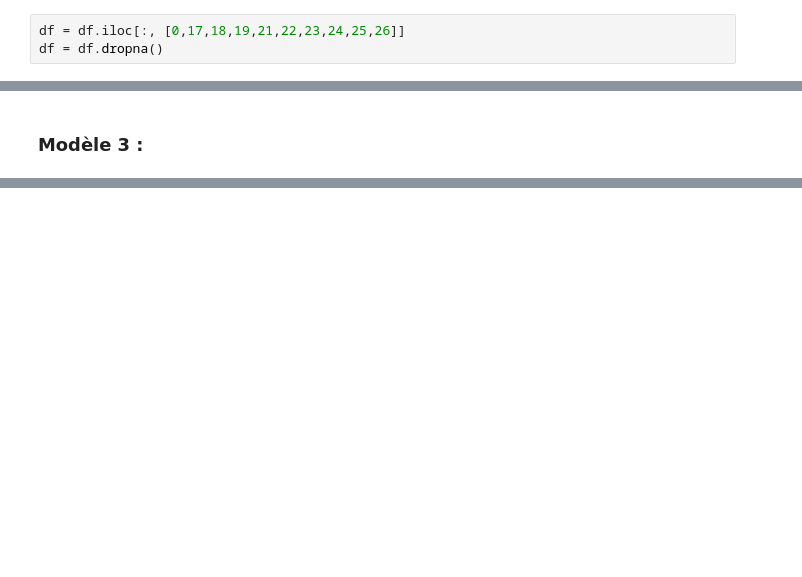
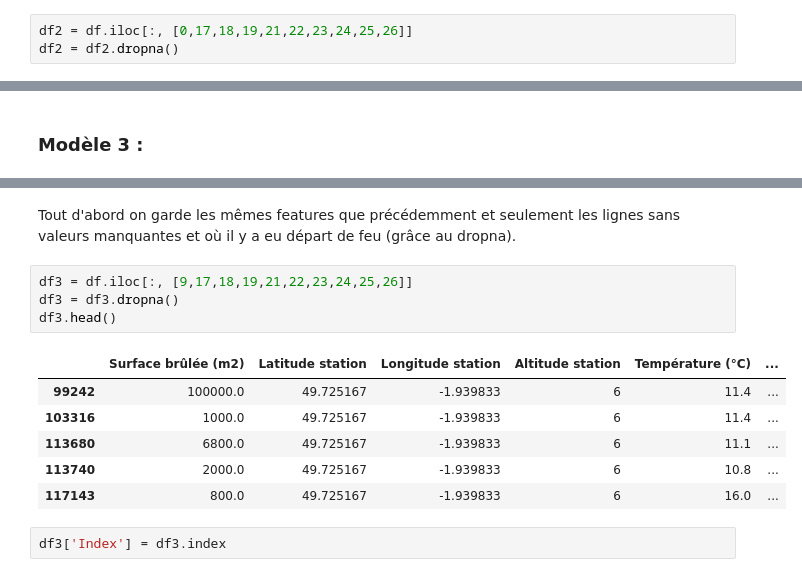
Before and after one commit to Theo-Clavel/feux_de_foret, a Jupyter notebook: Partie3.ipynb, the cells around one changed output, grey strips where cells are left out. Saved outputs shown, nothing was run; the diff lists cells and outputs as text; blank space fills up the shorter version.

```diff
--- a/Partie3.ipynb
+++ b/Partie3.ipynb
@@ -464,6 +565,6 @@ Le raisonnement que l'on va maintenant mener est identique à celui que nous avo
 # %% [markdown]
 ### **Préparation des bases d'apprentissage et de test**
 # %%
-df = df.iloc[:, [0,17,18,19,21,22,23,24,25,26]]
-df = df.dropna()
+df2 = df.iloc[:, [0,17,18,19,21,22,23,24,25,26]]
+df2 = df2.dropna()
 # %%
@@ -569,0 +689,15 @@ Néanmoins, $recall_1$ demeure faible : le modèle a des difficultés à reconna
+# %% [markdown]
+Tout d'abord on garde les mêmes features que précédemment et seulement les lignes sans valeurs manquantes et où il y a eu départ de feu (grâce au dropna).
+# %%
+df3 = df.iloc[:, [9,17,18,19,21,22,23,24,25,26]]
+df3 = df3.dropna()
+df3.head()
+# %% [output]
+|  | Surface brûlée (m2) | Latitude station | Longitude station | Altitude station | Température (°C) | ... |
+| 99242 | 100000.0 | 49.725167 | -1.939833 | 6 | 11.4 | ... |
+| 103316 | 1000.0 | 49.725167 | -1.939833 | 6 | 11.4 | ... |
+| 113680 | 6800.0 | 49.725167 | -1.939833 | 6 | 11.1 | ... |
+| 113740 | 2000.0 | 49.725167 | -1.939833 | 6 | 10.8 | ... |
+| 117143 | 800.0 | 49.725167 | -1.939833 | 6 | 16.0 | ... |
+# %%
+df3['Index'] = df3.index
```
Also changed, not shown: parts of 67 cells of this notebook.
